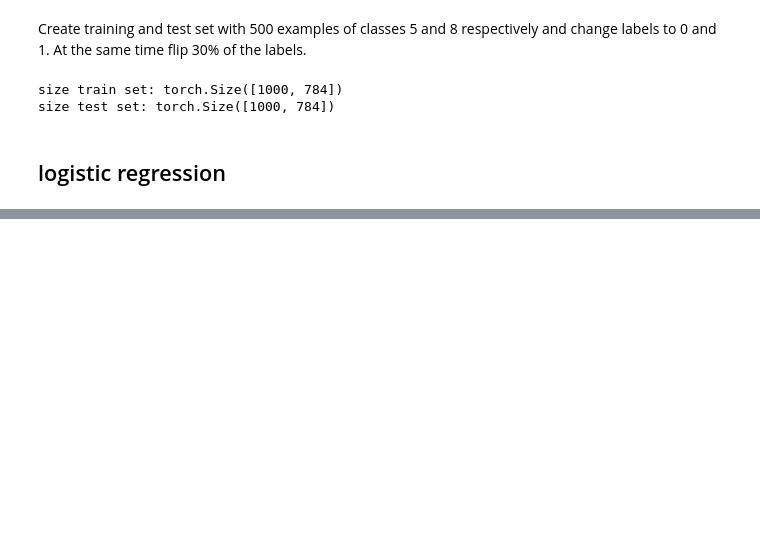
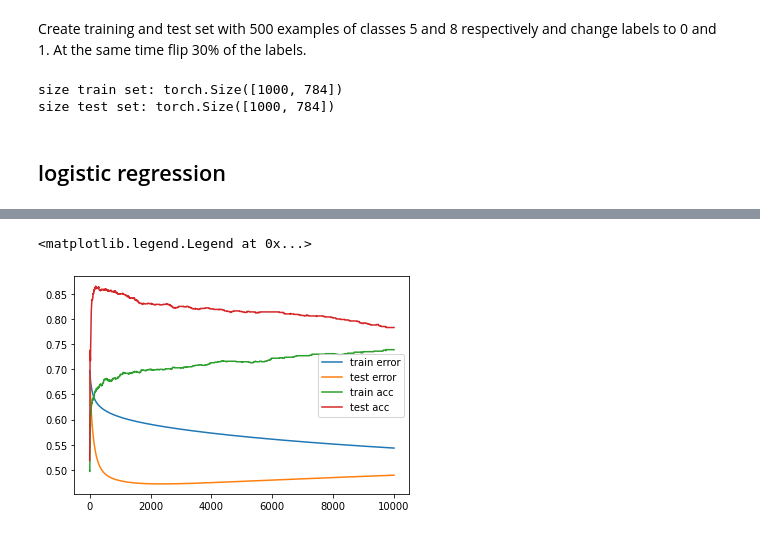
Before and after one commit to kcniii/mlo, a Jupyter notebook: hw8/logistic_regression_with_early_stopping.ipynb, the cells around one changed output, grey strips where cells are left out. Drawn from its saved outputs; the diff is of its cells as text; code cells hidden in the pictures; blank space fills up the shorter version.

```diff
--- a/hw8/logistic_regression_with_early_stopping.ipynb
+++ b/hw8/logistic_regression_with_early_stopping.ipynb
@@ -149,0 +175,14 @@ for epochs in range(100):
+# %%
+# plot triaining error vs epochs
+import matplotlib.pyplot as plt
+fig,ax = plt.subplots()
+
+plt.plot(train_errors,label='train error')
+plt.plot(test_errors,label='test error')
+
+plt.plot(train_accs,label='train acc')
+plt.plot(test_accs,label='test acc')
+plt.legend()
+# %% [output]
+<matplotlib.legend.Legend at 0x...>
+[figure, added]
```
Also changed, not shown: parts of 2 cells of this notebook, 1 other file.
